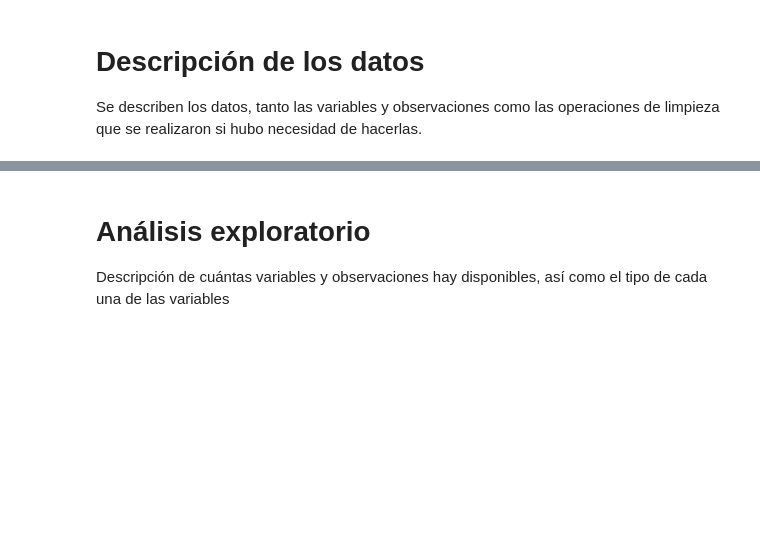
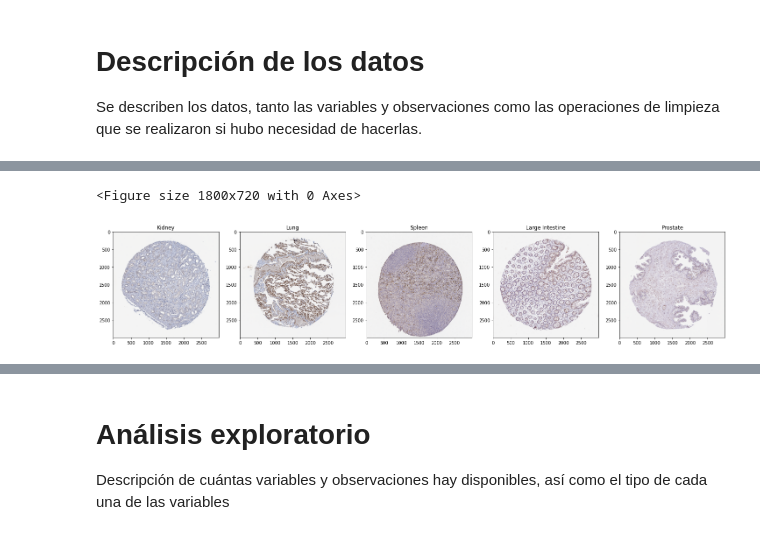
Before and after one commit to DiaZa13/hacking-the-human-body, a Jupyter notebook: project.ipynb, the cells around one changed output, grey strips where cells are left out. Saved outputs shown, nothing was run; the diff lists cells and outputs as text; code cells hidden in the pictures; blank space fills up the shorter version.

```diff
--- a/project.ipynb
+++ b/project.ipynb
@@ -10,0 +22,4 @@ planteado. Se enuncian, al menos, un objetivo general y 2 específicos. Los obje
+# %%
+plt.rcParams['figure.figsize']=(25,10)
+images_dir = 'train_images/'
+train_images = os.listdir(images_dir)
@@ -13,0 +76,15 @@ Se describen los datos, tanto las variables y observaciones como las operaciones
+# %%
+# preview of the organs images
+plt.figure()
+
+f, ax = plt.subplots(1,5)
+imgs = ['62.tiff', '127.tiff', '144.tiff', '203.tiff', '435.tiff']
+organs = ['Kidney', 'Lung', 'Spleen', 'Large Intestine', 'Prostate']
+cont = 0
+for img in imgs:
+    ax[cont].imshow(io.imread(images_dir + img))
+    ax[cont].set_title(organs[cont])
+    cont += 1
+# %% [output]
+<Figure size 1800x720 with 0 Axes>
+[figure, added]
```
Also changed, not shown: parts of 16 cells of this notebook, 1 other file.
